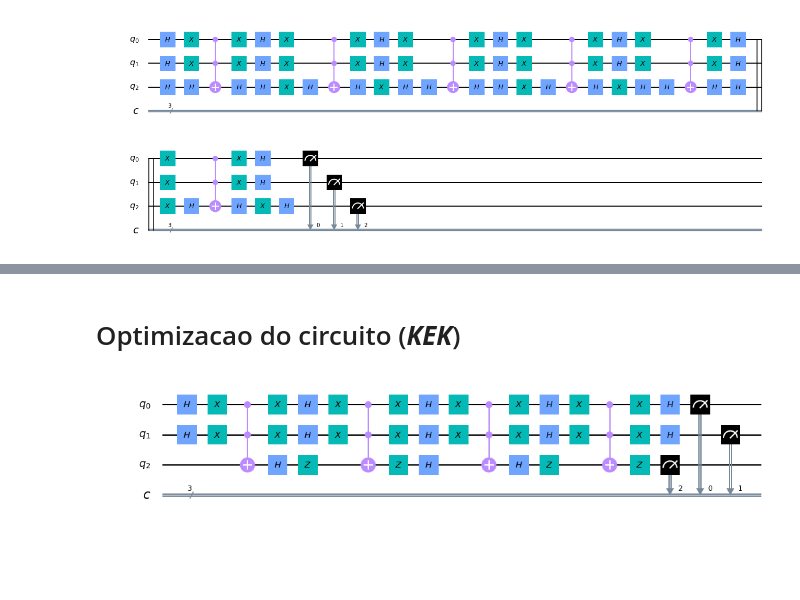
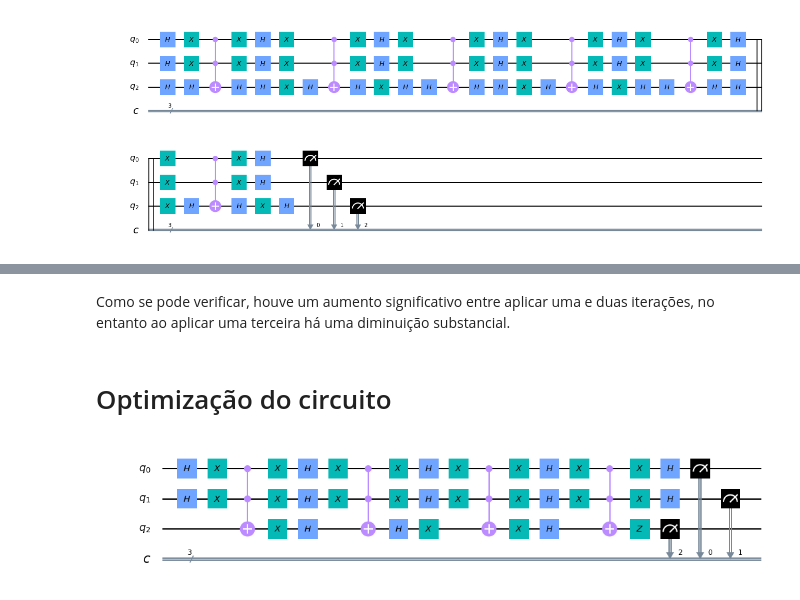
Before and after one commit to SiIky/ic-1920-tp, a Jupyter notebook: tp2/TP2.ipynb, the cells around one changed output, grey strips where cells are left out. Drawn from its saved outputs; the diff is of its cells as text; code cells hidden in the pictures; blank space fills up the shorter version.

```diff
--- a/tp2/TP2.ipynb
+++ b/tp2/TP2.ipynb
@@ -329,5 +234,7 @@ plot_histogram(counts_sim)
+# %% [markdown]
+Como se pode verificar, houve um aumento significativo entre aplicar uma e duas iterações, no entanto ao aplicar uma terceira há uma diminuição substancial.
 # %% [markdown]
-# Optimizacao do circuito (**_KEK_**)
+# Optimização do circuito
 # %%
 cr = ClassicalRegister(n, 'c')
 qr = QuantumRegister(n, 'q')
@@ -346,7 +253,7 @@ qc_short.x([ qr[0], qr[1] ])
 qc_short.h([ qr[0], qr[1] ])
 qc_short.x([ qr[0], qr[1] ])
 
-if True:
+if False:
     qc_short.h(qr[2])
     qc_short.z(qr[2])
 else:
@@ -360,41 +267,41 @@ qc_short.x([ qr[0], qr[1] ])
 qc_short.h([ qr[0], qr[1] ])
 qc_short.x([ qr[0], qr[1] ])
 
-if True:
+if False:
     qc_short.z(qr[2])
     qc_short.h(qr[2])
 else:
     qc_short.h(qr[2])
-    qc_Short.x(qr[2])
+    qc_short.x(qr[2])
 
 ############
 
 qc_short.ccx(qr[0], qr[1], qr[2])
 qc_short.x([ qr[0], qr[1] ])
 qc_short.h([ qr[0], qr[1] ])
 qc_short.x([ qr[0], qr[1] ])
 
-if True:
+if False:
     qc_short.h(qr[2])
     qc_short.z(qr[2])
 else:
     qc_short.x(qr[2])
     qc_short.h(qr[2])
 
 ############
 
 qc_short.ccx(qr[0], qr[1], qr[2])
 qc_short.x([ qr[0], qr[1] ])
 qc_short.h([ qr[0], qr[1] ])
 qc_short.z(qr[2])
 
 #qc_short.barrier()
 
 qc_short.measure(qr, cr)
 
 qc_short.draw('mpl')
 # %% [output]
-[figure, old version]
+[figure, new version]
 # %%
 result = run(qc_short, backend)
 histogram(qc_short, result)
```
Also changed, not shown: parts of 34 cells of this notebook.
